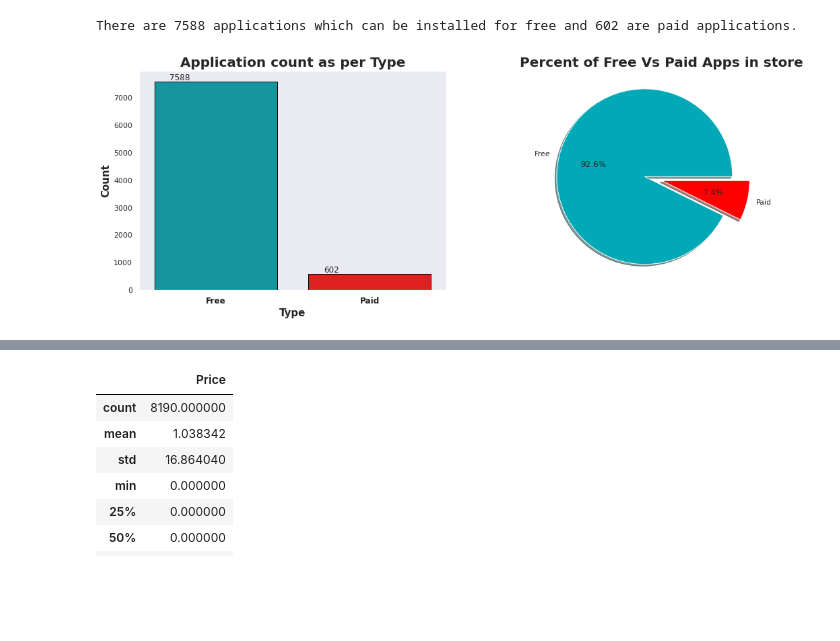
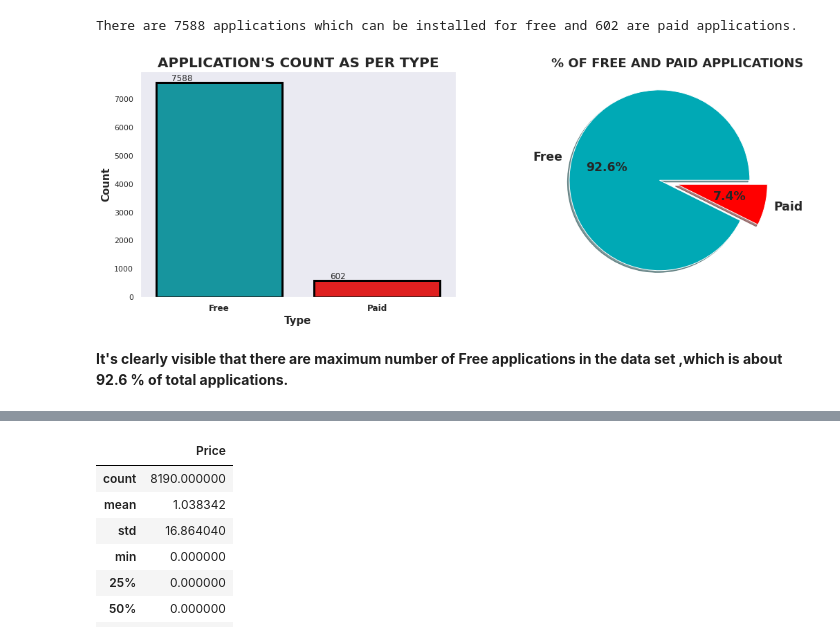
Before and after one commit to priyankashinde-DS/Play_Store_App, a Jupyter notebook: Play_Store_App_Review_Cpastone_Project.ipynb, the cells around one changed output, grey strips where cells are left out. Saved outputs shown, nothing was run; the diff lists cells and outputs as text; code cells hidden in the pictures; blank space fills up the shorter version.

```diff
--- a/Play_Store_App_Review_Cpastone_Project.ipynb
+++ b/Play_Store_App_Review_Cpastone_Project.ipynb
@@ -363,14 +378,16 @@ play_store_app_data['Installs'].describe().apply(lambda x: format(x, '.1f')).to_
 # %% [markdown]
 **For a instance we can assume installs as a Categorical variable as it is divided into only 19 different parts.**
 # %%
-#countplot for no. of app Installs
+# Number of applications for the Number of Installs
+
 plt.figure(figsize=(15,6))
 ax=sns.countplot(play_store_app_data['Installs'],
-        order=play_store_app_data['Installs'].value_counts().index,color='#00a9b5',edgecolor='black')
+        order=play_store_app_data['Installs'].value_counts().index,color='#00a9b5',
+        linewidth=3,edgecolor='black')
 ax.set_xticklabels(ax.get_xticklabels(),rotation=40,ha='right',size=12,fontdict={"weight": "bold"})
 ax.set_xlabel('Installs',size=15,fontdict={"weight": "bold"})
 ax.set_ylabel('Count',fontsize=15,fontdict={"weight": "bold"})
-ax.set_title('Applications count as per Installed Number',fontsize=20,fontdict={"weight": "bold"})
-for p in ax.patches:
-        ax.annotate('{:}'.format(p.get_height()), (p.get_x()+0.1, p.get_height()+32))
+ax.set_title('APPLICATIONS COUNT PER INSTALLED NUMBER',fontsize=20,fontdict={"weight": "bold"})
+for i in ax.patches:
+        ax.annotate('{:}'.format(i.get_height()), (i.get_x()+0.1, i.get_height()+32))
 # %% [output]
@@ -459,14 +479,16 @@ print(f"Total Number of categories are :{len(categories_list)} and are as follow
 Total Number of categories are :33 and are as follow['FAMILY', 'SHOPPING', 'MEDICAL', 'GAME', 'PARENTING', 'TOOLS', 'FOOD_AND_DRINK', 'HEALTH_AND_FITNESS', 'SPORTS', 'COMMUNICATION', 'ART_AND_DESIGN', ...
 # %%
 # Categories Plot In Descending Count Order
+
 plt.figure(figsize=(20,6))
 sns.set_theme(style="white")
-ax=sns.countplot(play_store_app_data['Category'],order=play_store_app_data['Category'].value_counts().index,color='#00a9b5')
+ax=sns.countplot(play_store_app_data['Category'],order=play_store_app_data['Category'].value_counts().index,
+                 color='#00a9b5',linewidth=3,edgecolor='black')
 ax.set_xticklabels(ax.get_xticklabels(),rotation=40,ha='right',size=12,fontdict={"weight": "bold"})
 ax.set_xlabel('Category',size=15,fontdict={"weight": "bold"})
 ax.set_ylabel('Count',fontsize=15,fontdict={"weight": "bold"})
-ax.set_title('Applications Count Per Category',fontsize=20,fontdict={"weight": "bold"})
+ax.set_title('APPLICATIONS COUNT PER CATEGORY',fontsize=20,fontdict={"weight": "bold"})
 
-for p in ax.patches:
-        ax.annotate('{:}'.format(p.get_height()), (p.get_x()+0.1, p.get_height()+30))
+for i in ax.patches:
+        ax.annotate('{:}'.format(i.get_height()), (i.get_x()+0.1, i.get_height()+30))
 # %% [output]
@@ -662,25 +692,31 @@ There are 7588 applications which can be installed for free and 602 are paid app
 # %%
 sns.set_style('dark')
 plt.figure(figsize=(18,6))
 
 # Count Plot for Application Type
 plt.subplot(1,2,1)
-ax=sns.countplot(play_store_app_data['Type'],edgecolor='black',palette=['#00a9b5','red'])
+ax=sns.countplot(play_store_app_data['Type'],edgecolor='black',palette=['#00a9b5','red'],
+                 linewidth=3)
 ax.set_xticklabels(ax.get_xticklabels(),size=12,fontdict={"weight": "bold"})
 ax.set_xlabel('Type',size=15,fontdict={"weight": "bold"})
 ax.set_ylabel('Count',size=15,fontdict={"weight": "bold"})
-ax.set_title('Application count as per Type',size=20,fontdict={"weight": "bold"})
+ax.set_title(" APPLICATION'S COUNT AS PER TYPE " ,size=20,fontdict={"weight": "bold"})
 for p in ax.patches:
         ax.annotate('{:}'.format(p.get_height()), (p.get_x()+0.1, p.get_height()+50))
+
+#------------------------------------------------------------------------------------------------------------#
 
 # Pie chart Percentage
 plt.subplot(1,2,2)
 labels = play_store_app_data['Type'].value_counts(sort = True).index
 sizes = play_store_app_data['Type'].value_counts(sort = True)
 colors=['#00a9b5',"red"]
 explode =(0.2,0)
-plt.pie(sizes,explode=explode, labels=labels,colors=colors, autopct='%1.1f%%', shadow=True,)
-plt.title('Percent of Free Vs Paid Apps in store',size = 20,fontdict={"weight": "bold"})
+plt.pie(sizes,explode=explode, labels=labels,colors=colors,textprops={'size': 'x-large',"weight": "bold"},
+        autopct='%1.1f%%', shadow=True,)
+plt.title('% OF FREE AND PAID APPLICATIONS',size = 18,fontdict={"weight": "bold"})
 plt.show()
 # %% [output]
-[figure, old version]
+[figure, new version]
+# %% [markdown]
+**It's clearly visible that there are maximum number of Free applications in the data set ,which is about 92.6 % of total applications.**
```
Also changed, not shown: parts of 95 cells of this notebook.
